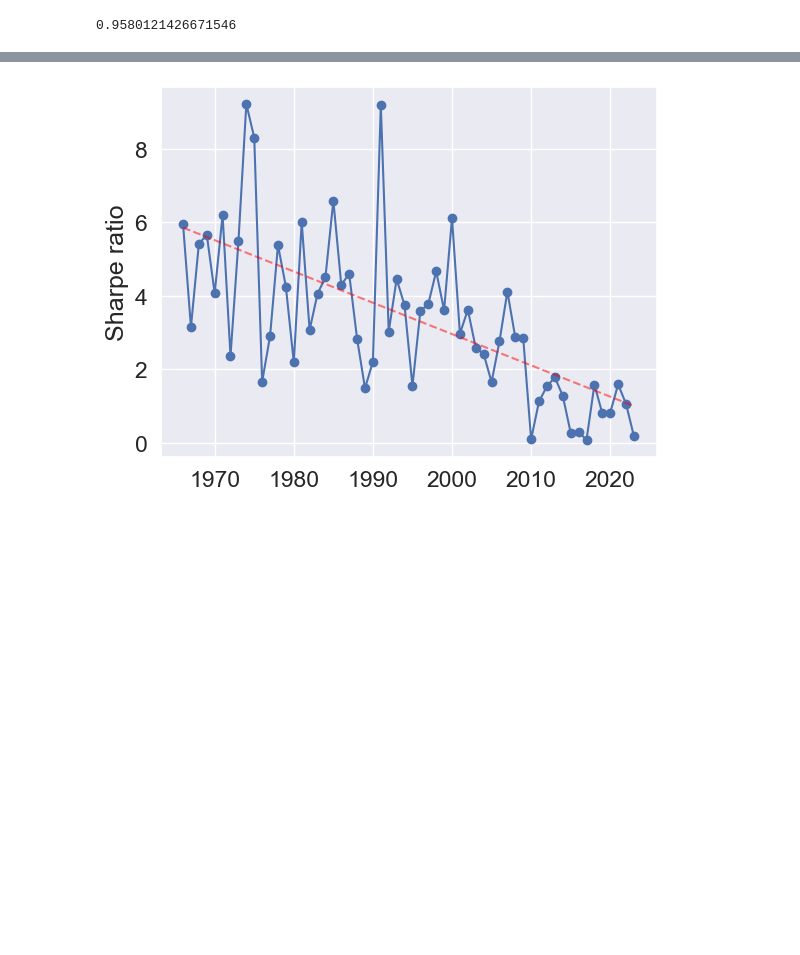
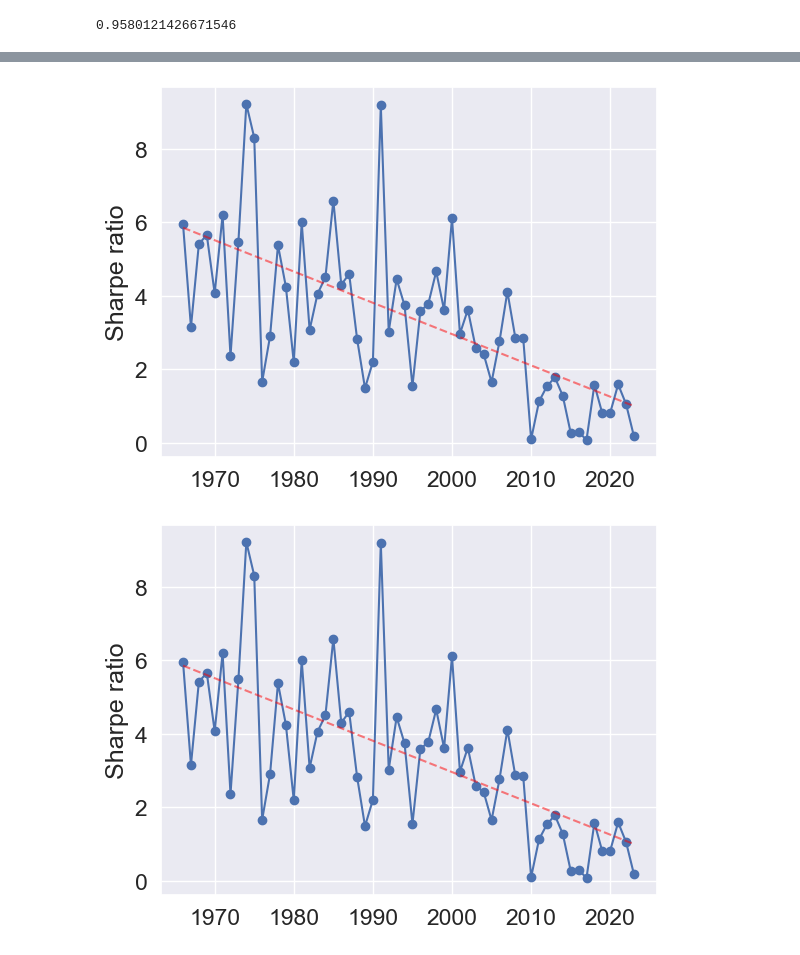
Before and after one commit to cvxgrp/cov_pred_finance, a Jupyter notebook: experiments/factor_portfolios.ipynb, the cells around one changed output, grey strips where cells are left out. Cells and saved outputs as stored; diff of their text form; code cells hidden in the pictures; blank space fills up the shorter version.

```diff
--- a/experiments/factor_portfolios.ipynb
+++ b/experiments/factor_portfolios.ipynb
@@ -368 +531,9 @@ SRs.loc["2010-01-01":].mean()
+# %%
+# 5-day EWMA
+trader = traders_mean_var["63"]
+trader.returns = trader.R
+SRs = yearly_SR(trader)
+plt.legend().remove()
+# %% [output]
+[figure, added]
 # %%
```
Also changed, not shown: parts of 29 cells of this notebook, 4 other files.
